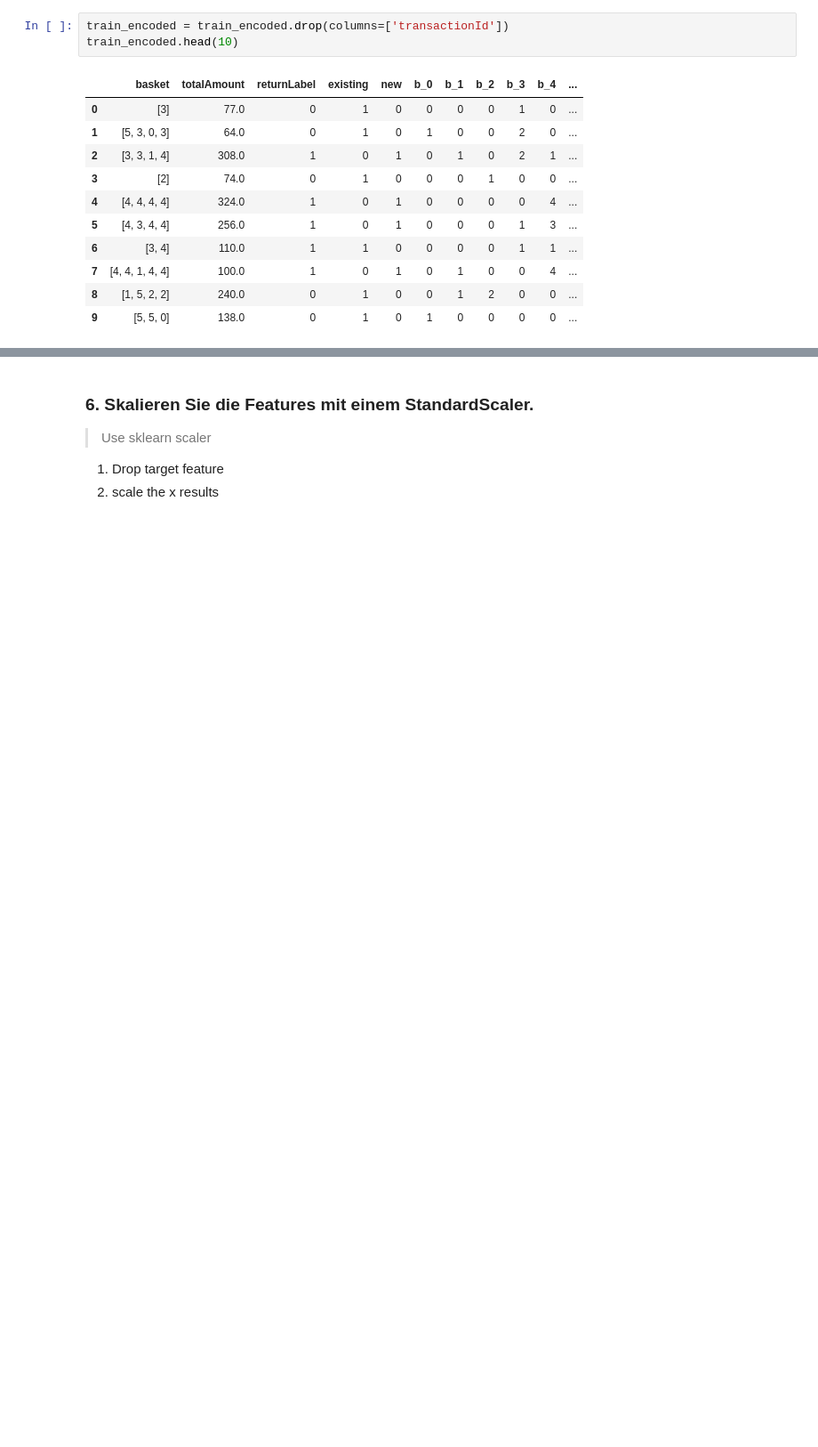
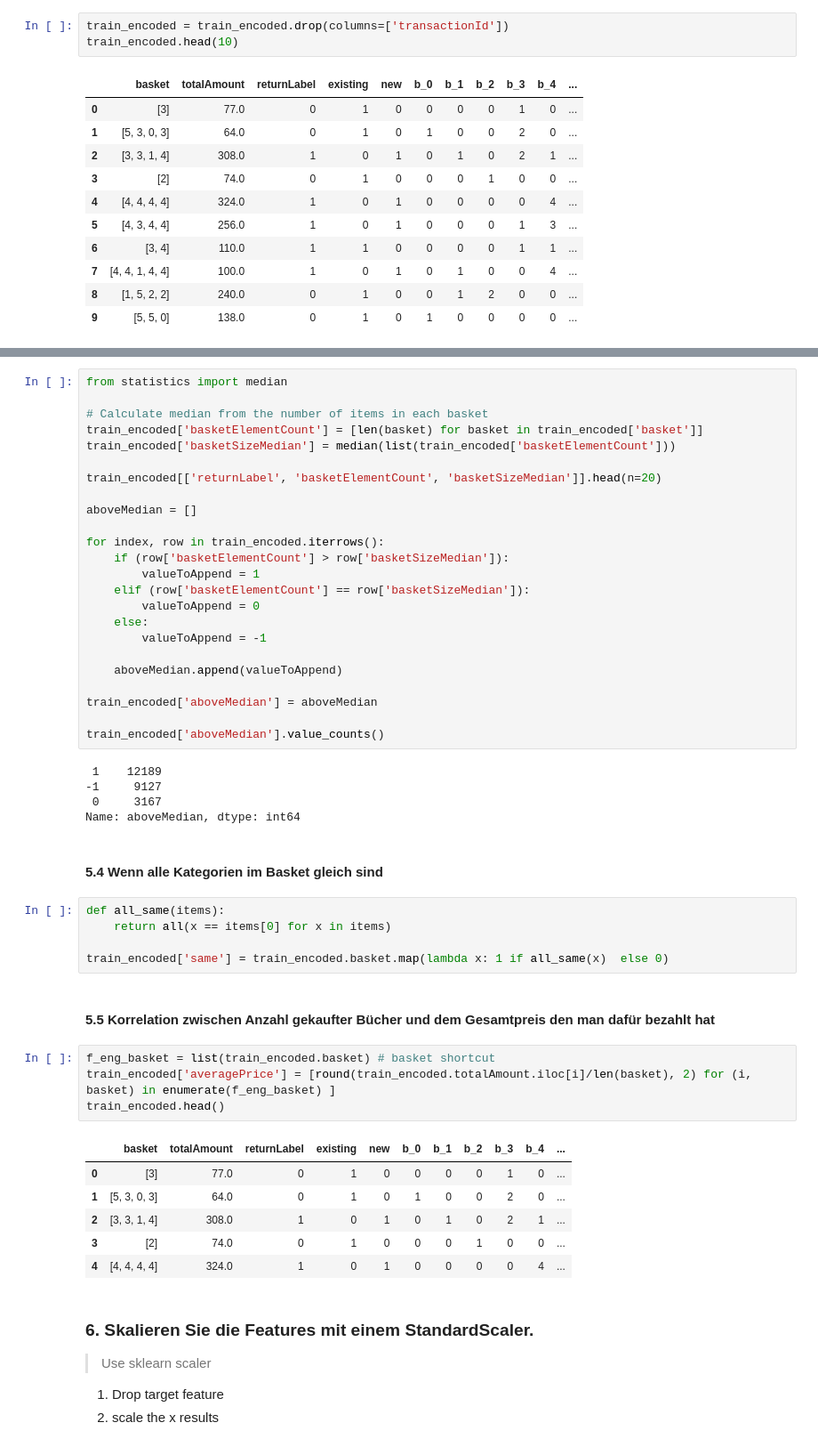
Before and after one commit to daniel-vera-g/ml-project, a Jupyter notebook: ml-project.ipynb, the cells around one changed output, grey strips where cells are left out. Shown at 89% size. Drawn from its saved outputs; the diff is of its cells as text; blank space fills up the shorter version.

```diff
--- a/ml-project.ipynb
+++ b/ml-project.ipynb
@@ -267,3 +310,52 @@ Other features:
+# %%
+from statistics import median
+
+# Calculate median from the number of items in each basket
+train_encoded['basketElementCount'] = [len(basket) for basket in train_encoded['basket']]
+train_encoded['basketSizeMedian'] = median(list(train_encoded['basketElementCount']))
+
+train_encoded[['returnLabel', 'basketElementCount', 'basketSizeMedian']].head(n=20)
+
+aboveMedian = []
+
+for index, row in train_encoded.iterrows():
+    if (row['basketElementCount'] > row['basketSizeMedian']):
+        valueToAppend = 1
+    elif (row['basketElementCount'] == row['basketSizeMedian']):
+        valueToAppend = 0
+    else:
+        valueToAppend = -1
+
+    aboveMedian.append(valueToAppend)
+
+train_encoded['aboveMedian'] = aboveMedian
+
+train_encoded['aboveMedian'].value_counts()
+# %% [output]
+ 1    12189
+-1     9127
+ 0     3167
+Name: aboveMedian, dtype: int64
+# %% [markdown]
+#### 5.4 Wenn alle Kategorien im Basket gleich sind
+# %%
+def all_same(items):
+    return all(x == items[0] for x in items)
+
+train_encoded['same'] = train_encoded.basket.map(lambda x: 1 if all_same(x)  else 0)
+# %% [markdown]
+#### 5.5 Korrelation zwischen Anzahl gekaufter Bücher und dem Gesamtpreis den man dafür bezahlt hat
+# %%
+f_eng_basket = list(train_encoded.basket) # basket shortcut
+train_encoded['averagePrice'] = [round(train_encoded.totalAmount.iloc[i]/len(basket), 2) for (i, basket) in enumerate(f_eng_basket) ]
+train_encoded.head()
+# %% [output]
+|  | basket | totalAmount | returnLabel | existing | new | b_0 | b_1 | b_2 | b_3 | b_4 | ... |
+| 0 | [3] | 77.0 | 0 | 1 | 0 | 0 | 0 | 0 | 1 | 0 | ... |
+| 1 | [5, 3, 0, 3] | 64.0 | 0 | 1 | 0 | 1 | 0 | 0 | 2 | 0 | ... |
+| 2 | [3, 3, 1, 4] | 308.0 | 1 | 0 | 1 | 0 | 1 | 0 | 2 | 1 | ... |
+| 3 | [2] | 74.0 | 0 | 1 | 0 | 0 | 0 | 1 | 0 | 0 | ... |
+| 4 | [4, 4, 4, 4] | 324.0 | 1 | 0 | 1 | 0 | 0 | 0 | 0 | 4 | ... |
 # %% [markdown]
 ### 6. Skalieren Sie die Features mit einem StandardScaler.
 
```
Also changed, not shown: parts of 39 cells of this notebook.
